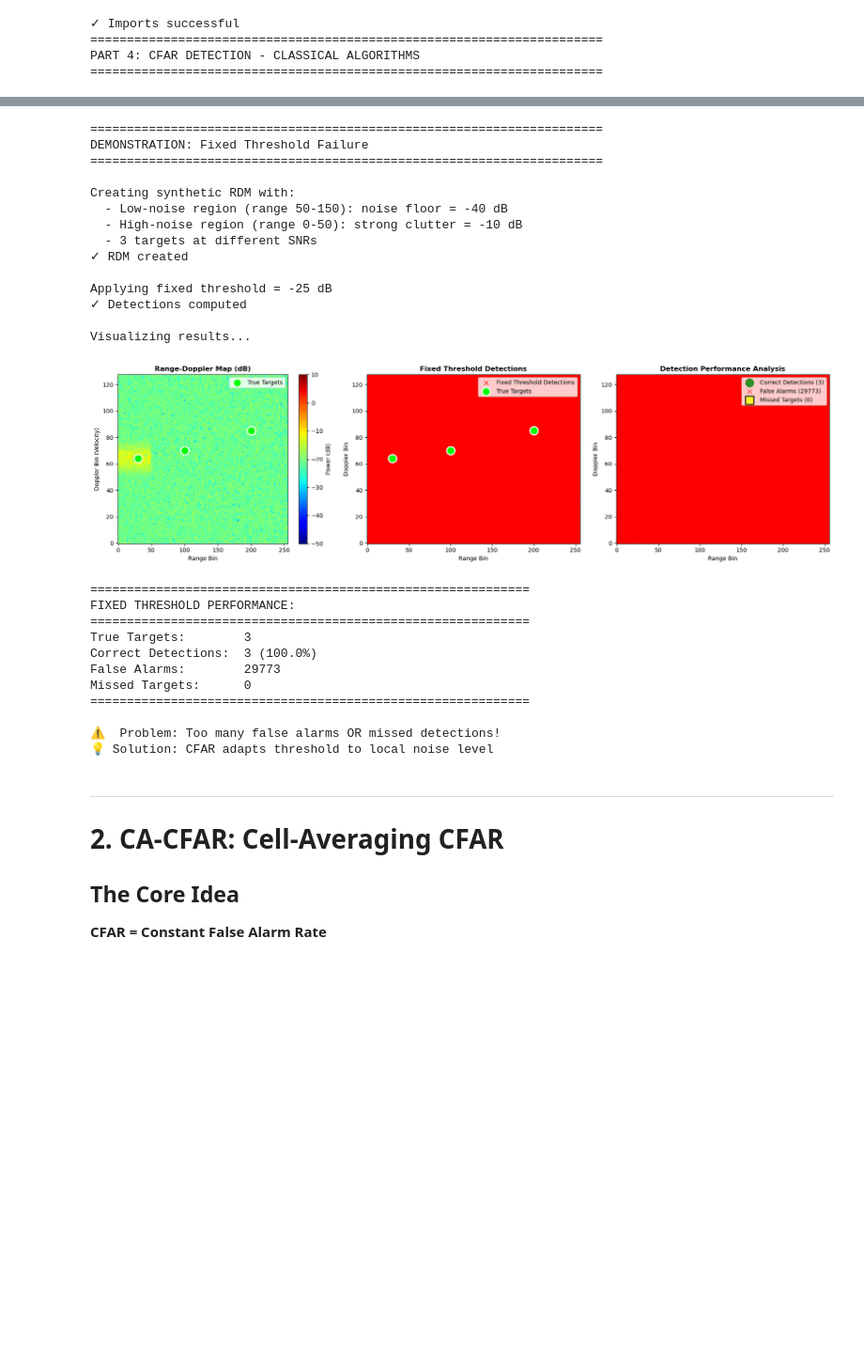
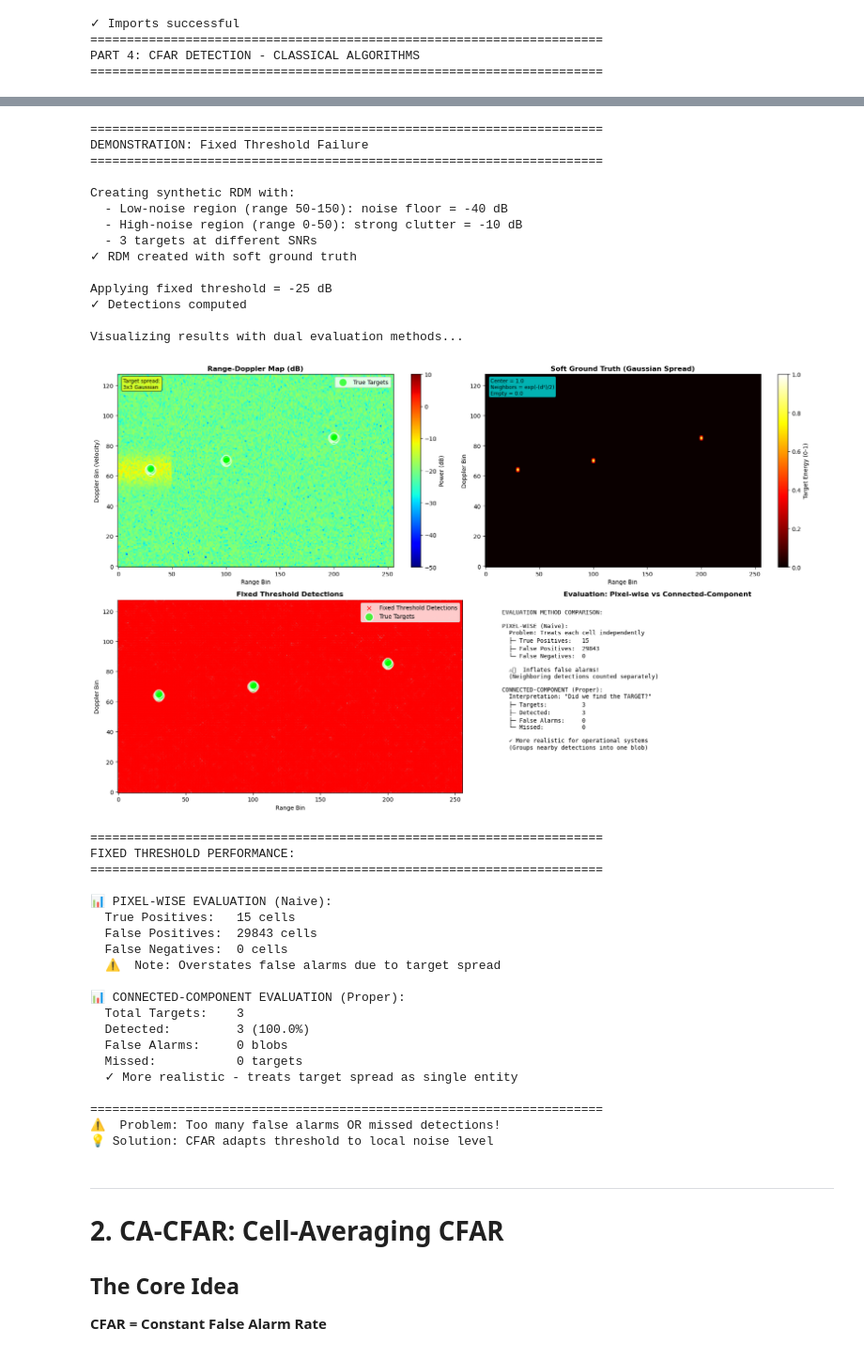
Before and after one commit to amlanc/Radars, a Jupyter notebook: part4_cfar_detection.ipynb, the cells around one changed output, grey strips where cells are left out. Shown at 94% size. Drawn from its saved outputs; the diff is of its cells as text; code cells hidden in the pictures; blank space fills up the shorter version.

```diff
--- a/part4_cfar_detection.ipynb
+++ b/part4_cfar_detection.ipynb
@@ -329,51 +535,60 @@ clutter = [
     {'range_start': 0, 'range_end': 50, 'doppler_center': 64, 'strength_db': -10}
 ]
 
-rdm, rdm_db, ground_truth = create_synthetic_rdm(
+rdm, rdm_db, ground_truth_soft = create_synthetic_rdm(
     num_doppler=128,
     num_range=256,
     targets=targets,
     noise_floor_db=-40,
     clutter_regions=clutter
 )
 
-print("✓ RDM created")
+print("✓ RDM created with soft ground truth")
 
 # Try fixed threshold
 threshold_db = -25
 
 print(f"\nApplying fixed threshold = {threshold_db} dB")
 detections_fixed = apply_fixed_threshold(rdm_db, threshold_db)
 
 print("✓ Detections computed")
-print("\nVisualizing results...")
+print("\nVisualizing results with dual evaluation methods...")
 
-visualize_detection_problem(rdm_db, detections_fixed, ground_truth)
+visualize_detection_problem(rdm_db, detections_fixed, ground_truth_soft)
 # %% [output]
 ======================================================================
 DEMONSTRATION: Fixed Threshold Failure
 ======================================================================
 
 Creating synthetic RDM with:
   - Low-noise region (range 50-150): noise floor = -40 dB
   - High-noise region (range 0-50): strong clutter = -10 dB
   - 3 targets at different SNRs
-✓ RDM created
+✓ RDM created with soft ground truth
 
 Applying fixed threshold = -25 dB
 ✓ Detections computed
 
-Visualizing results...
+Visualizing results with dual evaluation methods...
-[figure, old version]
+[figure, new version]
-============================================================
+======================================================================
 FIXED THRESHOLD PERFORMANCE:
-============================================================
-True Targets:        3
-Correct Detections:  3 (100.0%)
-False Alarms:        29773
-Missed Targets:      0
-============================================================
+======================================================================
 
+📊 PIXEL-WISE EVALUATION (Naive):
+  True Positives:   15 cells
+  False Positives:  29843 cells
+  False Negatives:  0 cells
+  ⚠️  Note: Overstates false alarms due to target spread
+
+📊 CONNECTED-COMPONENT EVALUATION (Proper):
+  Total Targets:    3
+  Detected:         3 (100.0%)
+  False Alarms:     0 blobs
+  Missed:           0 targets
+  ✓ More realistic - treats target spread as single entity
+
+======================================================================
 ⚠️  Problem: Too many false alarms OR missed detections!
 💡 Solution: CFAR adapts threshold to local noise level
 # %% [markdown]
```
Also changed, not shown: parts of 17 cells of this notebook, 14 other files.
